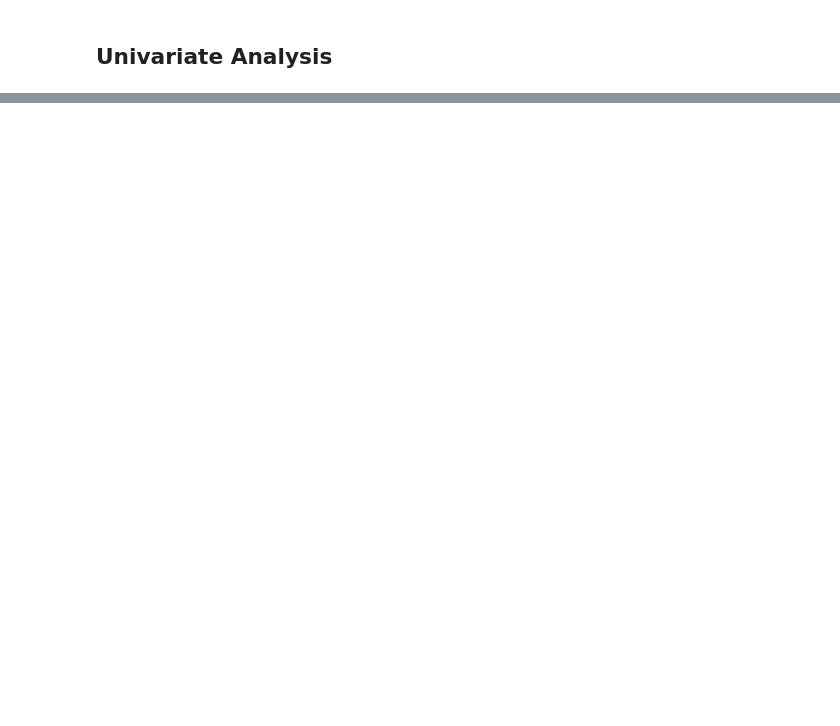
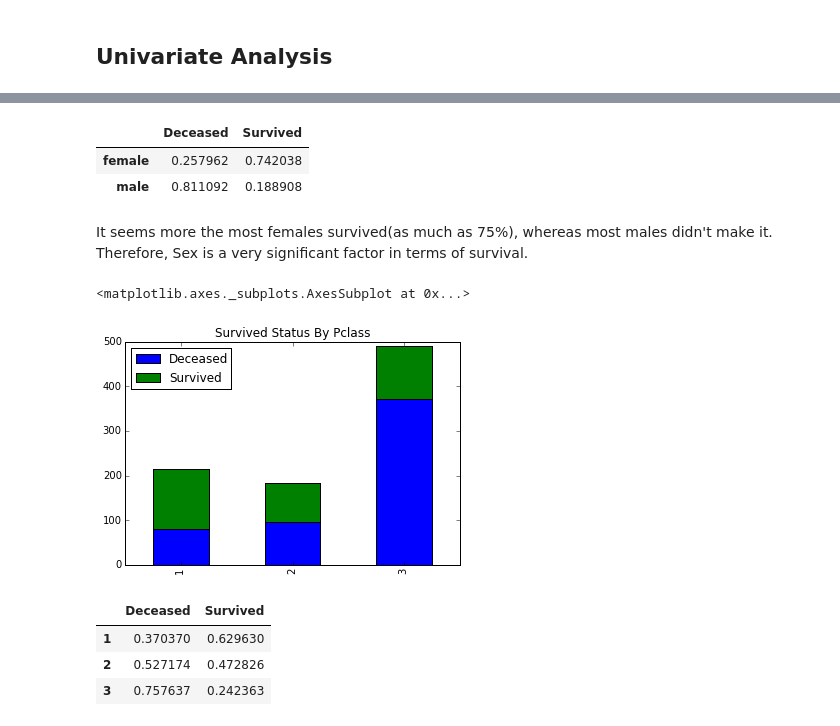
Before and after one commit to richardsun-voyager/DataAnalystNanodegreeProjects, a Jupyter notebook: TitanicDataAnalysis/TitanicDataExploration.ipynb, the cells around one changed output, grey strips where cells are left out. Cells and saved outputs as stored; diff of their text form; code cells hidden in the pictures; blank space fills up the shorter version.

```diff
--- a/TitanicDataAnalysis/TitanicDataExploration.ipynb
+++ b/TitanicDataAnalysis/TitanicDataExploration.ipynb
@@ -92,0 +178,23 @@ There are less survivors than deceased.
+# %%
+df.div(df.sum(1),axis=0)
+# %% [output]
+|  | Deceased | Survived |
+| female | 0.257962 | 0.742038 |
+| male | 0.811092 | 0.188908 |
+# %% [markdown]
+It seems more the most females survived(as much as 75%), whereas most males didn't make it. Therefore, Sex is a very significant factor in terms of survival.
+# %%
+Survived_0 = titanic_data.Pclass[titanic_data.Survived == 0].value_counts()
+Survived_1 = titanic_data.Pclass[titanic_data.Survived == 1].value_counts()
+df = pd.DataFrame({'Survived':Survived_1,'Deceased':Survived_0})
+df.plot(kind='bar',stacked=True,title='Survived Status By Pclass')
+# %% [output]
+<matplotlib.axes._subplots.AxesSubplot at 0x...>
+[figure, added]
+# %%
+df.div(df.sum(1),axis=0)
+# %% [output]
+|  | Deceased | Survived |
+| 1 | 0.370370 | 0.629630 |
+| 2 | 0.527174 | 0.472826 |
+| 3 | 0.757637 | 0.242363 |
```
Also changed, not shown: parts of 60 cells of this notebook.
